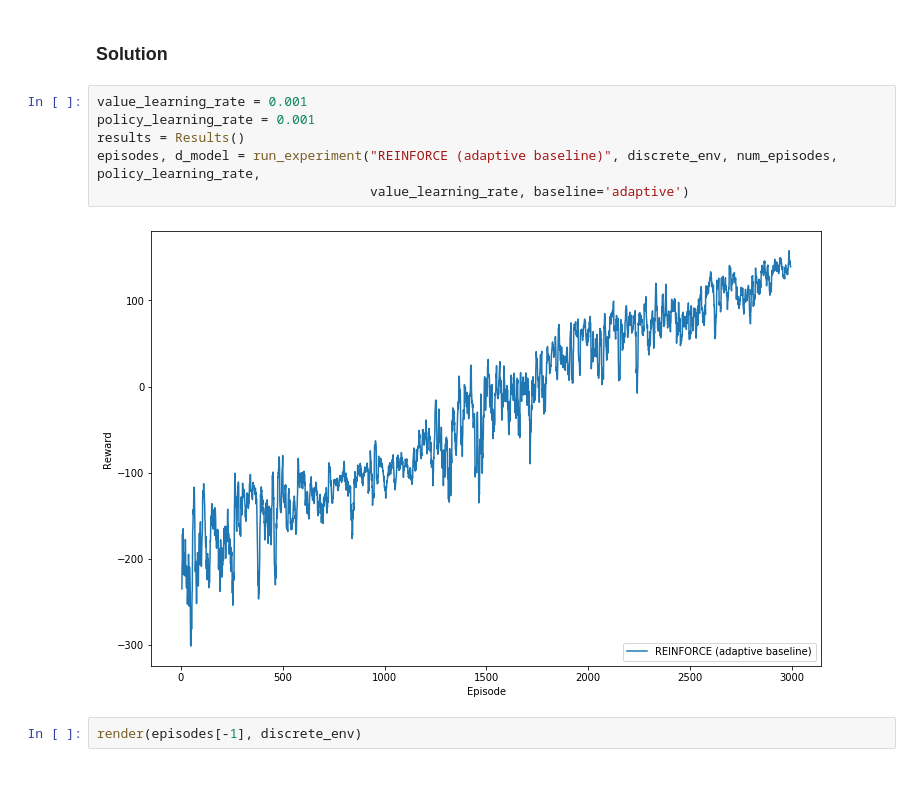
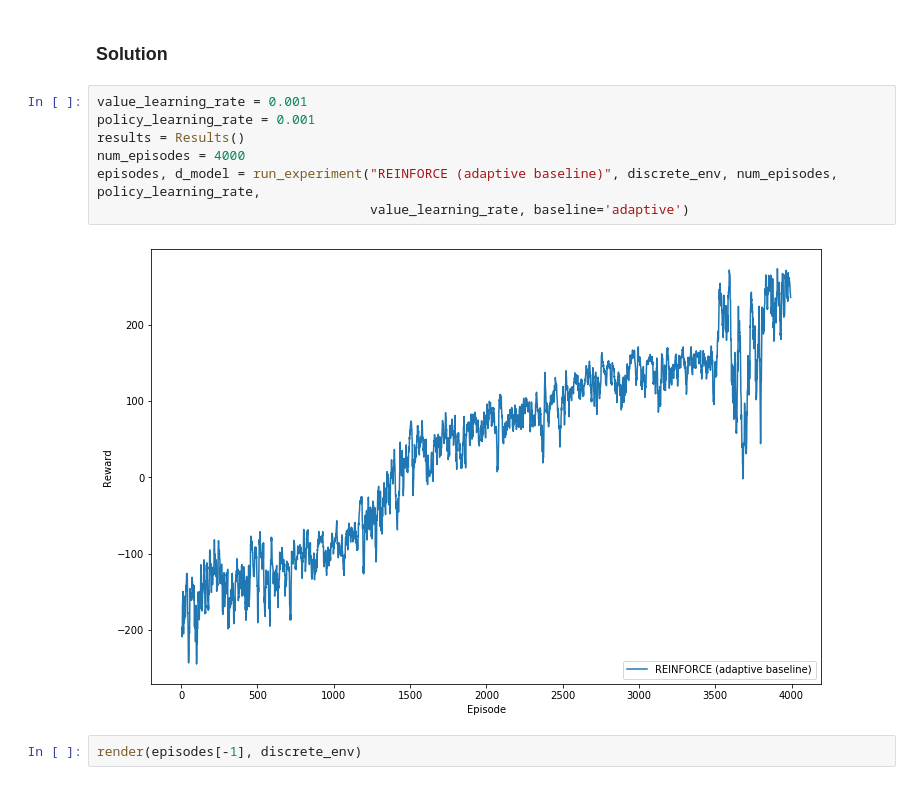
Before and after one commit to MartinStrambach/ANN_projects, a Jupyter notebook: miniproject3_2019.ipynb, the cells around one changed output. Cells and saved outputs as stored; diff of their text form.

```diff
--- a/miniproject3_2019.ipynb
+++ b/miniproject3_2019.ipynb
@@ -469,11 +467,12 @@ TECHNICAL NOTE: Some textbooks may refer to this approach as "Actor-Critic", whe
 # %%
 value_learning_rate = 0.001
 policy_learning_rate = 0.001
 results = Results()
+num_episodes = 4000
 episodes, d_model = run_experiment("REINFORCE (adaptive baseline)", discrete_env, num_episodes, policy_learning_rate,
                                    value_learning_rate, baseline='adaptive')
 # %% [output]
-[figure, old version]
+[figure, new version]
 # %%
 render(episodes[-1], discrete_env)
 # %% [markdown]
```
Also changed, not shown: parts of 6 cells of this notebook.
